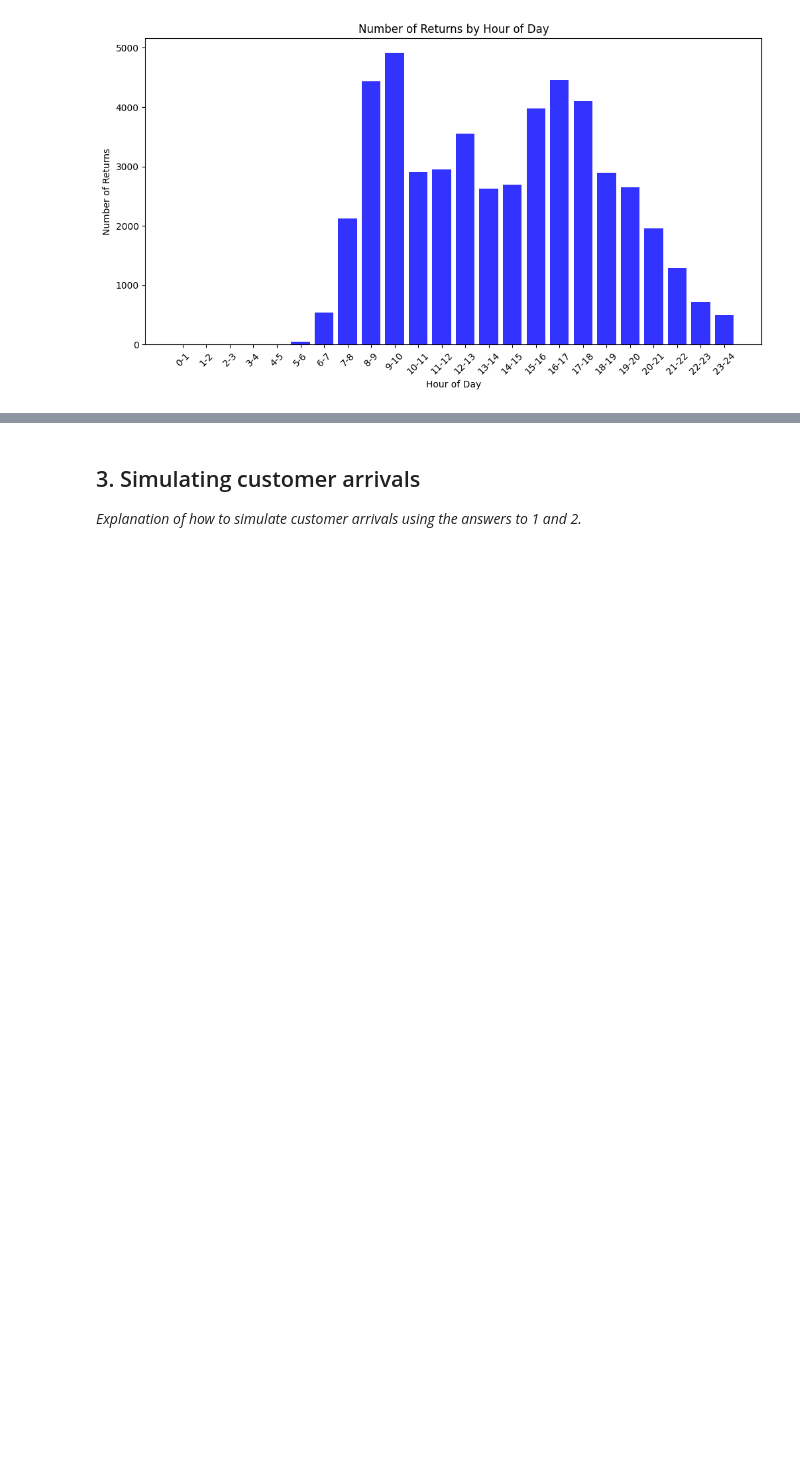
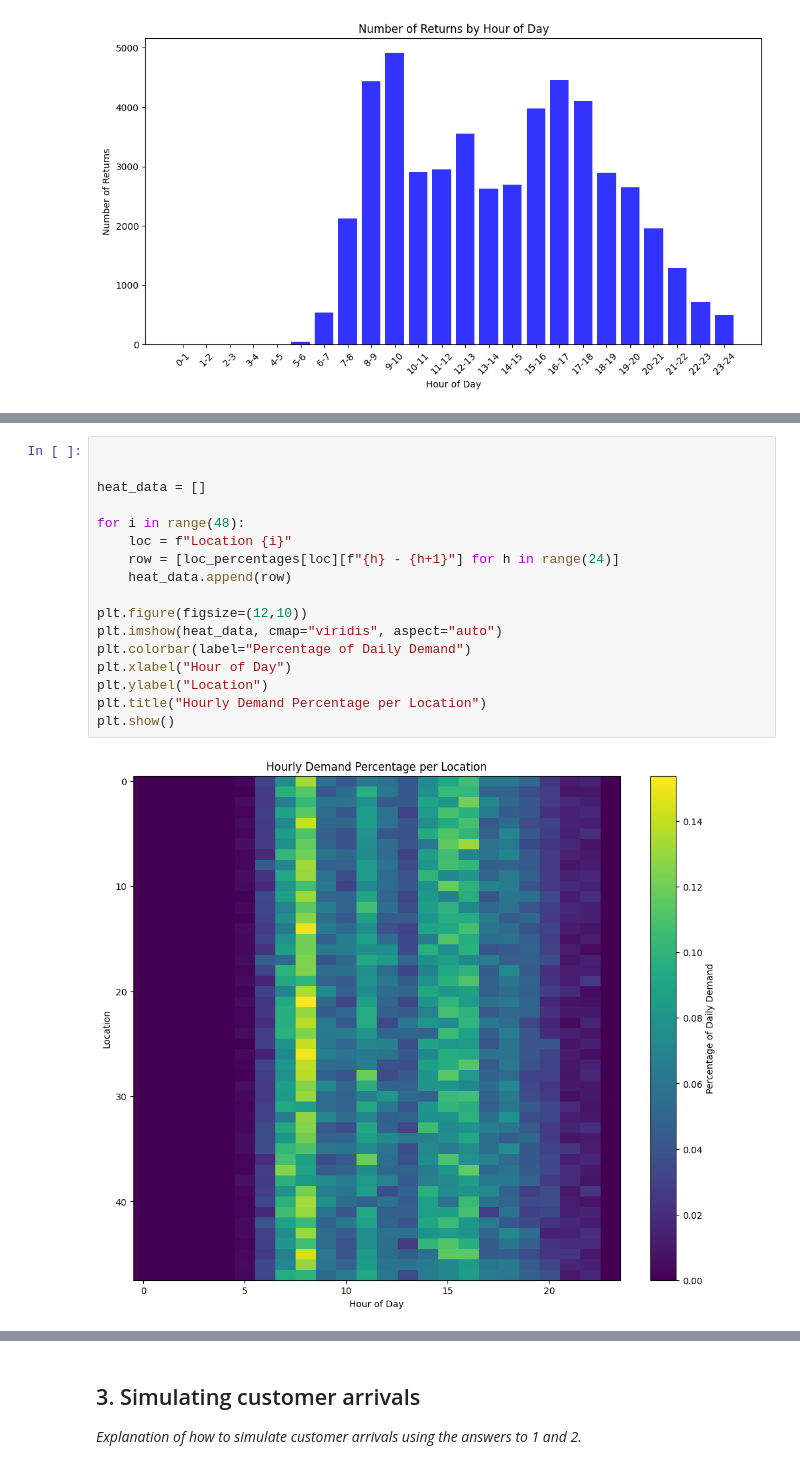
Before and after one commit to kuborro123/magda_is_demon_hunter, a Jupyter notebook: 1CK130_2025_Assignment_3.ipynb, the cells around one changed output, grey strips where cells are left out. Saved outputs shown, nothing was run; the diff lists cells and outputs as text; blank space fills up the shorter version.

```diff
--- a/1CK130_2025_Assignment_3.ipynb
+++ b/1CK130_2025_Assignment_3.ipynb
@@ -367,0 +418,19 @@ Location 47: {'0 - 1': 0.0, '1 - 2': 0.0, '2 - 3': 0.0, '3 - 4': 0.0, '4 - 5': 0
+# %%
+
+
+heat_data = []
+
+for i in range(48):
+    loc = f"Location {i}"
+    row = [loc_percentages[loc][f"{h} - {h+1}"] for h in range(24)]
+    heat_data.append(row)
+
+plt.figure(figsize=(12,10))
+plt.imshow(heat_data, cmap="viridis", aspect="auto")
+plt.colorbar(label="Percentage of Daily Demand")
+plt.xlabel("Hour of Day")
+plt.ylabel("Location")
+plt.title("Hourly Demand Percentage per Location")
+plt.show()
+# %% [output]
+[figure, added]
```
Also changed, not shown: parts of 26 cells of this notebook.
